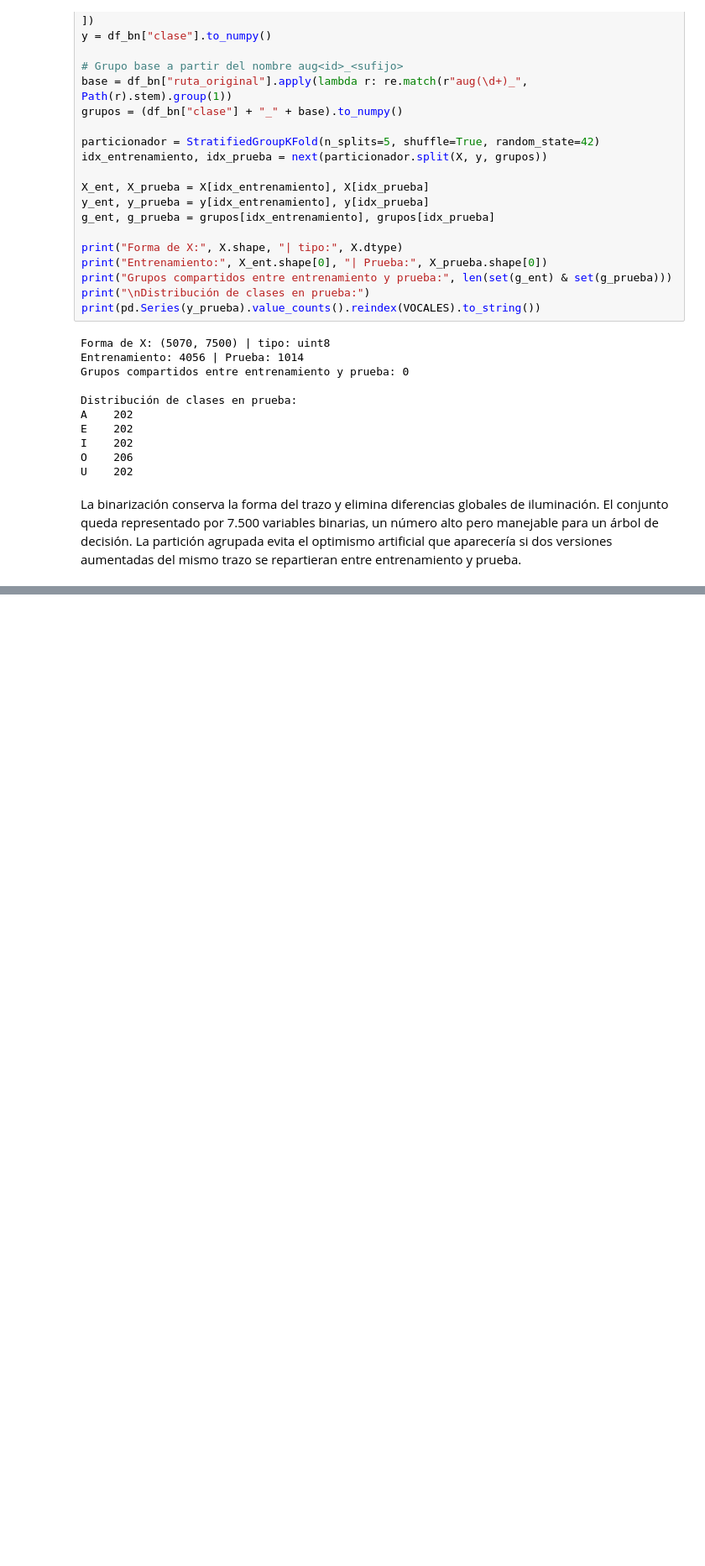
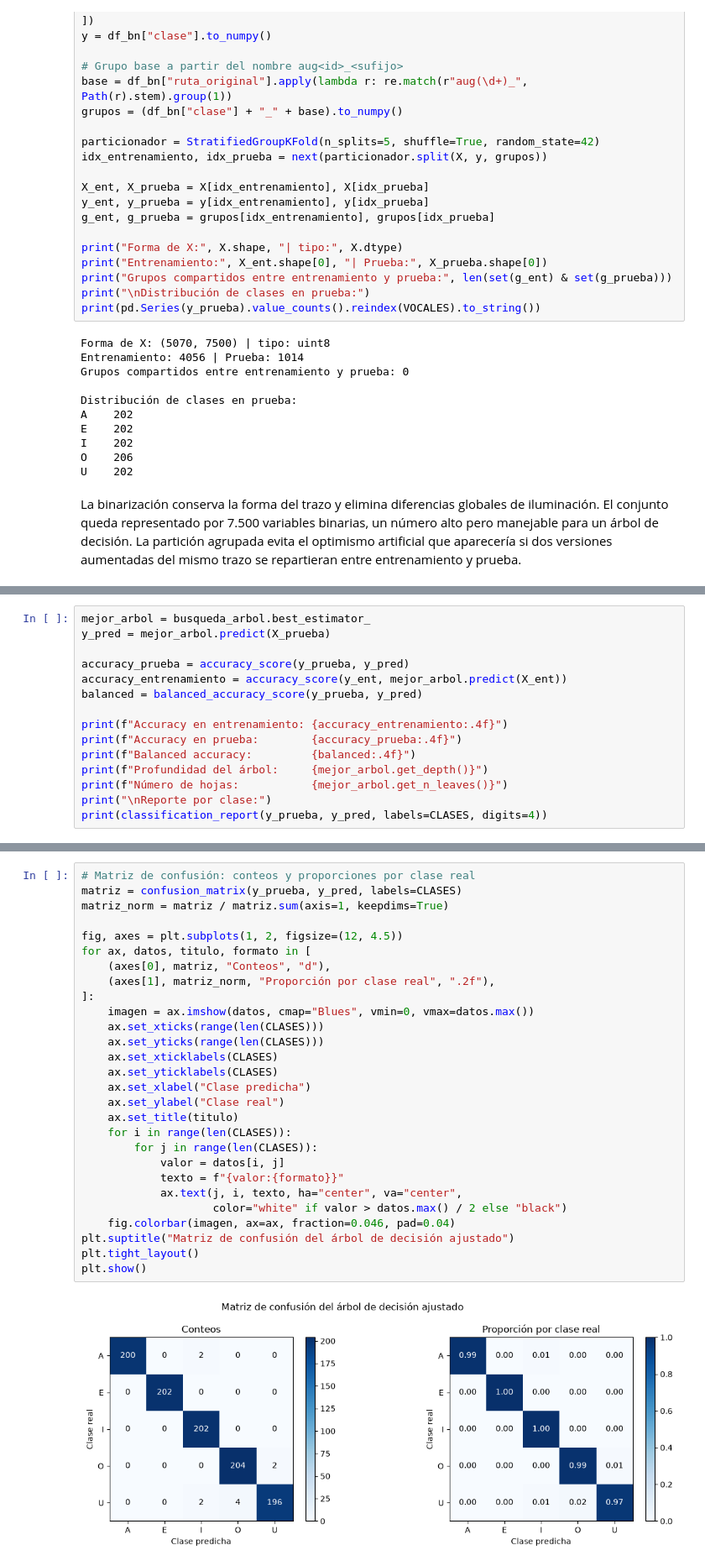
Before and after one commit to ldcantillom/vowel-recognizer-ml, a Jupyter notebook: Taller_Vocales_ML.ipynb, the cells around one changed output, grey strips where cells are left out. Shown at 84% size. Saved outputs shown, nothing was run; the diff lists cells and outputs as text; blank space fills up the shorter version.

```diff
--- a/Taller_Vocales_ML.ipynb
+++ b/Taller_Vocales_ML.ipynb
@@ -634,0 +741,15 @@ La binarización conserva la forma del trazo y elimina diferencias globales de i
+# %%
+mejor_arbol = busqueda_arbol.best_estimator_
+y_pred = mejor_arbol.predict(X_prueba)
+
+accuracy_prueba = accuracy_score(y_prueba, y_pred)
+accuracy_entrenamiento = accuracy_score(y_ent, mejor_arbol.predict(X_ent))
+balanced = balanced_accuracy_score(y_prueba, y_pred)
+
+print(f"Accuracy en entrenamiento: {accuracy_entrenamiento:.4f}")
+print(f"Accuracy en prueba:        {accuracy_prueba:.4f}")
+print(f"Balanced accuracy:         {balanced:.4f}")
+print(f"Profundidad del árbol:     {mejor_arbol.get_depth()}")
+print(f"Número de hojas:           {mejor_arbol.get_n_leaves()}")
+print("\nReporte por clase:")
+print(classification_report(y_prueba, y_pred, labels=CLASES, digits=4))
@@ -634,0 +775,30 @@ La binarización conserva la forma del trazo y elimina diferencias globales de i
+# %%
+# Matriz de confusión: conteos y proporciones por clase real
+matriz = confusion_matrix(y_prueba, y_pred, labels=CLASES)
+matriz_norm = matriz / matriz.sum(axis=1, keepdims=True)
+
+fig, axes = plt.subplots(1, 2, figsize=(12, 4.5))
+for ax, datos, titulo, formato in [
+    (axes[0], matriz, "Conteos", "d"),
+    (axes[1], matriz_norm, "Proporción por clase real", ".2f"),
+]:
+    imagen = ax.imshow(datos, cmap="Blues", vmin=0, vmax=datos.max())
+    ax.set_xticks(range(len(CLASES)))
+    ax.set_yticks(range(len(CLASES)))
+    ax.set_xticklabels(CLASES)
+    ax.set_yticklabels(CLASES)
+    ax.set_xlabel("Clase predicha")
+    ax.set_ylabel("Clase real")
+    ax.set_title(titulo)
+    for i in range(len(CLASES)):
+        for j in range(len(CLASES)):
+            valor = datos[i, j]
+            texto = f"{valor:{formato}}"
+            ax.text(j, i, texto, ha="center", va="center",
+                    color="white" if valor > datos.max() / 2 else "black")
+    fig.colorbar(imagen, ax=ax, fraction=0.046, pad=0.04)
+plt.suptitle("Matriz de confusión del árbol de decisión ajustado")
+plt.tight_layout()
+plt.show()
+# %% [output]
+[figure, added]
```
Also changed, not shown: parts of 15 cells of this notebook.
